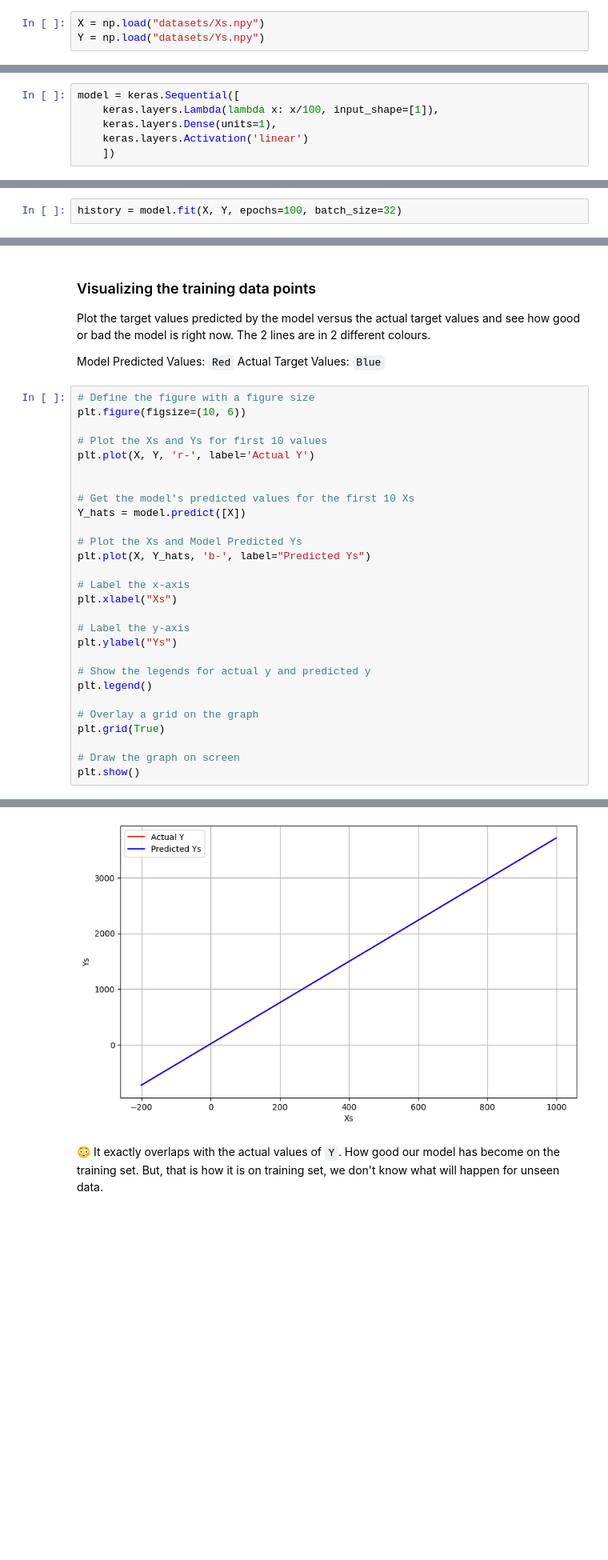
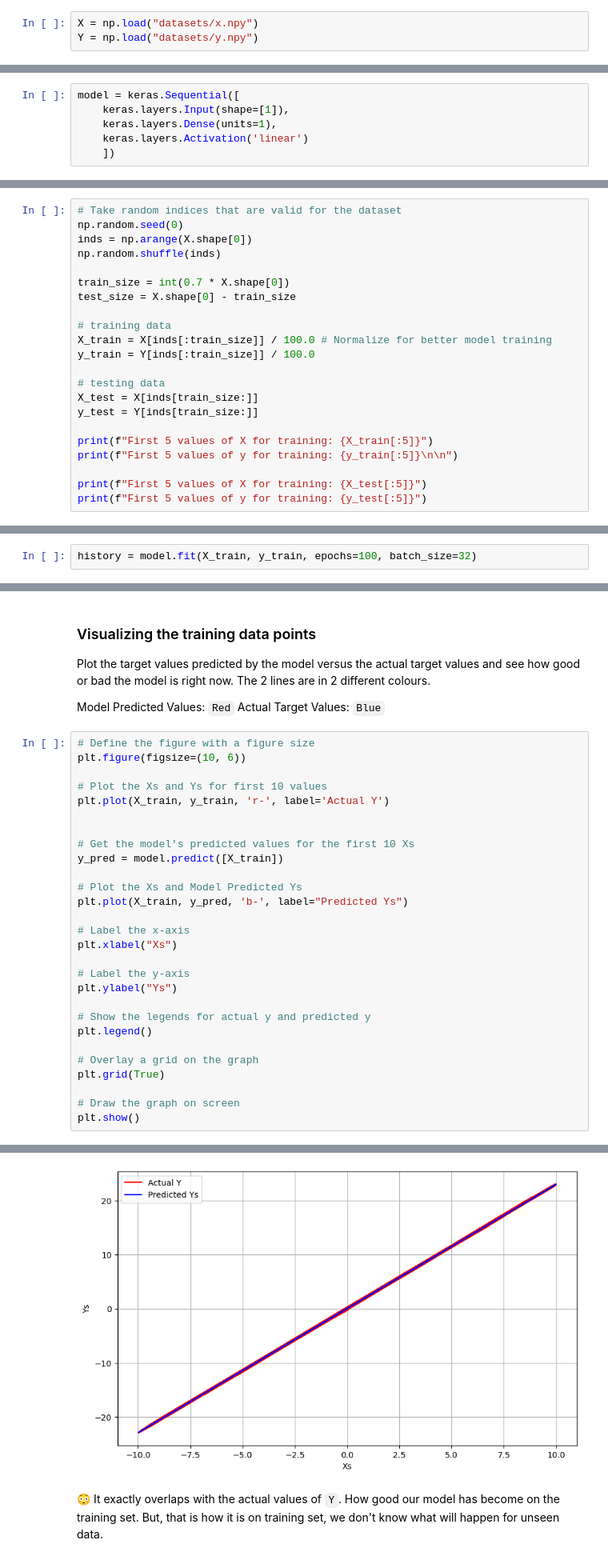
Before and after one commit to Arup3201/deep-learning-materials, a Jupyter notebook: 1_Basics_of_Neural_Networks.ipynb, the cells around one changed output, grey strips where cells are left out. Shown at 80% size. Saved outputs shown, nothing was run; the diff lists cells and outputs as text; blank space fills up the shorter version.

```diff
--- a/1_Basics_of_Neural_Networks.ipynb
+++ b/1_Basics_of_Neural_Networks.ipynb
@@ -208,8 +208,8 @@ Inside `datasets` directory, we have 2 numpy array files in the format of `.npy`
 
 The dataset is a synthesised dataset, means I have created it by myself. It is not a real-world dataset. But, it will be the best example for understanding the working of neural networks.
 # %%
-X = np.load("datasets/Xs.npy")
-Y = np.load("datasets/Ys.npy")
+X = np.load("datasets/x.npy")
+Y = np.load("datasets/y.npy")
 # %% [markdown]
 The dataset contains 1200 examples. X and Y both are of shape `(1200,)` which means they are 1-D numpy array, as the shape contains 1 element inside it.
 # %%
@@ -283,7 +285,7 @@ As we are implementing simple linear regression model, we just need one neuron.
 ### Defining the model architecture with `tf.keras.Sequential`
 # %%
 model = keras.Sequential([
-    keras.layers.Lambda(lambda x: x/100, input_shape=[1]),
+    keras.layers.Input(shape=[1]),
     keras.layers.Dense(units=1),
     keras.layers.Activation('linear')
     ])
@@ -319,0 +335,22 @@ model.compile(optimizer='sgd',
+# %%
+# Take random indices that are valid for the dataset
+np.random.seed(0)
+inds = np.arange(X.shape[0])
+np.random.shuffle(inds)
+
+train_size = int(0.7 * X.shape[0])
+test_size = X.shape[0] - train_size
+
+# training data
+X_train = X[inds[:train_size]] / 100.0 # Normalize for better model training
+y_train = Y[inds[:train_size]] / 100.0
+
+# testing data
+X_test = X[inds[train_size:]]
+y_test = Y[inds[train_size:]]
+
+print(f"First 5 values of X for training: {X_train[:5]}")
+print(f"First 5 values of y for training: {y_train[:5]}\n\n")
+
+print(f"First 5 values of X for training: {X_test[:5]}")
+print(f"First 5 values of y for training: {y_test[:5]}")
@@ -328,4 +371,4 @@ The `training` takes place in this `.fit` method. Here, the things that happens
 
 The `fit` method is essentially trying to find out how it can fit the `X` values to the given `Y` values, which is same as saying learning the relation between `X` and `Y`.
 # %%
-history = model.fit(X, Y, epochs=100, batch_size=32)
+history = model.fit(X_train, y_train, epochs=100, batch_size=32)
@@ -389,14 +450,14 @@ Actual Target Values: `Blue`
 plt.figure(figsize=(10, 6))
 
 # Plot the Xs and Ys for first 10 values
-plt.plot(X, Y, 'r-', label='Actual Y')
+plt.plot(X_train, y_train, 'r-', label='Actual Y')
 
 
 # Get the model's predicted values for the first 10 Xs
-Y_hats = model.predict([X])
+y_pred = model.predict([X_train])
 
 # Plot the Xs and Model Predicted Ys
-plt.plot(X, Y_hats, 'b-', label="Predicted Ys")
+plt.plot(X_train, y_pred, 'b-', label="Predicted Ys")
 
 # Label the x-axis
 plt.xlabel("Xs")
@@ -417,4 +478,4 @@ plt.show()
-[figure, old version]
+[figure, new version]
 # %% [markdown]
 😳 It exactly overlaps with the actual values of `Y`. How good our model has become on the training set. But, that is how it is on training set, we don't know what will happen for unseen data.
 # %% [markdown]
```
Also changed, not shown: parts of 16 cells of this notebook.
